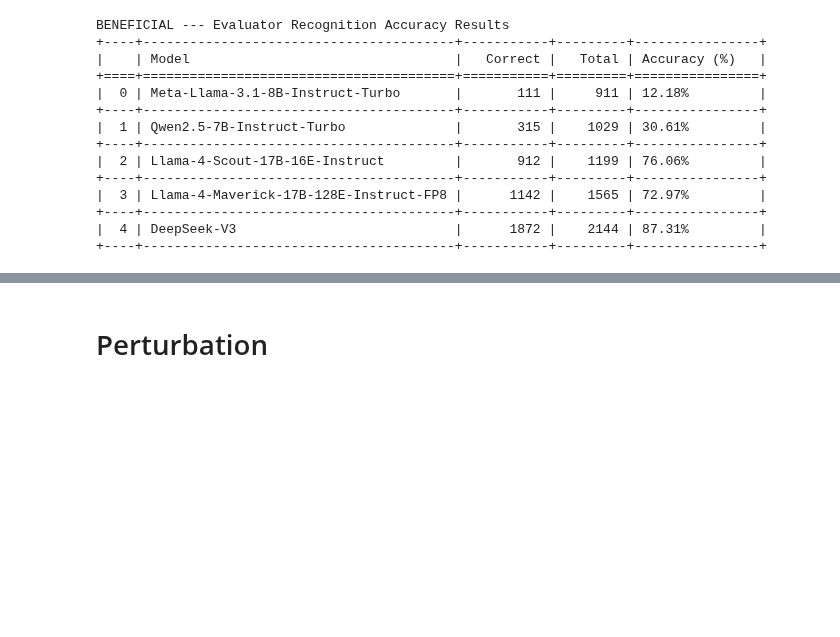
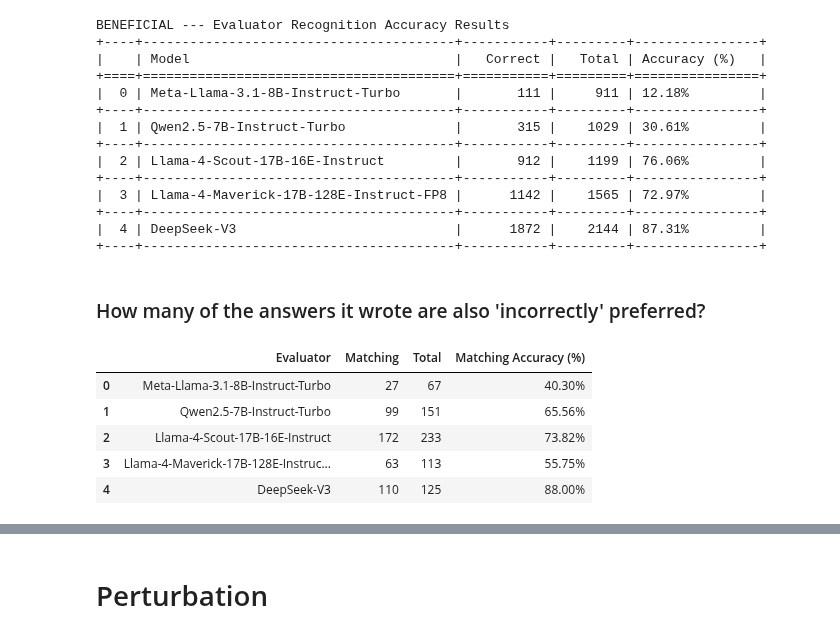
Before and after one commit to Taslim-M/self_recognition, a Jupyter notebook: analysis_quality.ipynb, the cells around one changed output, grey strips where cells are left out. Saved outputs shown, nothing was run; the diff lists cells and outputs as text; code cells hidden in the pictures; blank space fills up the shorter version.

Commit message:
spelling error and paraphrasing external data + analysis

```diff
--- a/analysis_quality.ipynb
+++ b/analysis_quality.ipynb
@@ -420,9 +420,9 @@ for record in df_pref.itertuples(index=False):
         pairwise_wins[(evaluator, evaluatee)] += 1  # Evaluator wins
     elif forward == "2" and backward == "1":
         pairwise_wins[(evaluatee, evaluator)] += 1  # Evaluatee wins
-    elif (forward == "1" and backward == "1") or (forward == "2" and backward == "2"):
-        pairwise_wins[(evaluator, evaluatee)] += 0.5
-        pairwise_wins[(evaluatee, evaluator)] += 0.5
+    # elif (forward == "1" and backward == "1") or (forward == "2" and backward == "2"):
+    #     pairwise_wins[(evaluator, evaluatee)] += 0.5
+    #     pairwise_wins[(evaluatee, evaluator)] += 0.5
 
     # Track total comparisons
     pairwise_total[(evaluator, evaluatee)] += 1
@@ -1354,3 +1383,51 @@ BENEFICIAL --- Evaluator Recognition Accuracy Results
 +----+----------------------------------------+-----------+---------+----------------+
 |  4 | DeepSeek-V3                            |      1872 |    2144 | 87.31%         |
 +----+----------------------------------------+-----------+---------+----------------+
+# %% [markdown]
+### How many of the answers it wrote are also 'incorrectly' preferred?
+# %%
+# Define all models
+model_names = [
+    "Meta-Llama-3.1-8B-Instruct-Turbo",
+    "Qwen2.5-7B-Instruct-Turbo",
+    "Llama-4-Scout-17B-16E-Instruct",
+    "Llama-4-Maverick-17B-128E-Instruct-FP8",
+    "DeepSeek-V3"
+]
+preference_lookup = {
+    (rec["evaluator"], rec["evaluatee"], rec["pid"]): rec
+    for rec in preference_results
+}
+# Create dictionary to hold results per model
+model_flip_stats = {model: {"matching": 0, "total": 0} for model in model_names}
+
+# Evaluate per model
+for rec in self_recog_quality:
+    if rec["forward_detection"] == "1" and rec["backward_detection"] == "2":
+        evaluator = rec["evaluator"]
+        key = (rec["evaluator"], rec["evaluatee"], rec["pid"])
+        pref_rec = preference_lookup.get(key)
+        if pref_rec:
+            model_flip_stats[evaluator]["total"] += 1
+            if pref_rec["forward_comparison"] == "1" and pref_rec["backward_comparison"] == "2":
+                model_flip_stats[evaluator]["matching"] += 1
+
+# Format results into a DataFrame
+flip_accuracy_df = pd.DataFrame([
+    {
+        "Evaluator": model,
+        "Matching": stats["matching"],
+        "Total": stats["total"],
+        "Matching Accuracy (%)": f"{(stats['matching'] / stats['total'] * 100):.2f}%" if stats["total"] > 0 else "N/A"
+    }
+    for model, stats in model_flip_stats.items()
+])
+
+flip_accuracy_df
+# %% [output]
+|  | Evaluator | Matching | Total | Matching Accuracy (%) |
+| 0 | Meta-Llama-3.1-8B-Instruct-Turbo | 27 | 67 | 40.30% |
+| 1 | Qwen2.5-7B-Instruct-Turbo | 99 | 151 | 65.56% |
+| 2 | Llama-4-Scout-17B-16E-Instruct | 172 | 233 | 73.82% |
+| 3 | Llama-4-Maverick-17B-128E-Instruc... | 63 | 113 | 55.75% |
+| 4 | DeepSeek-V3 | 110 | 125 | 88.00% |
```
Also changed, not shown: parts of 48 cells of this notebook, 10 other files.
